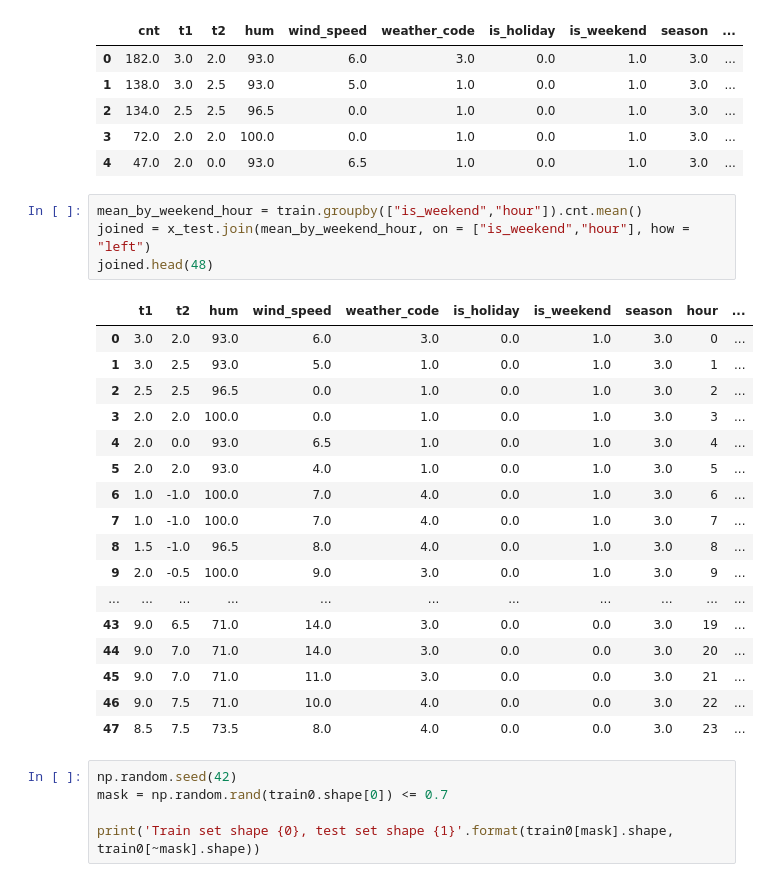
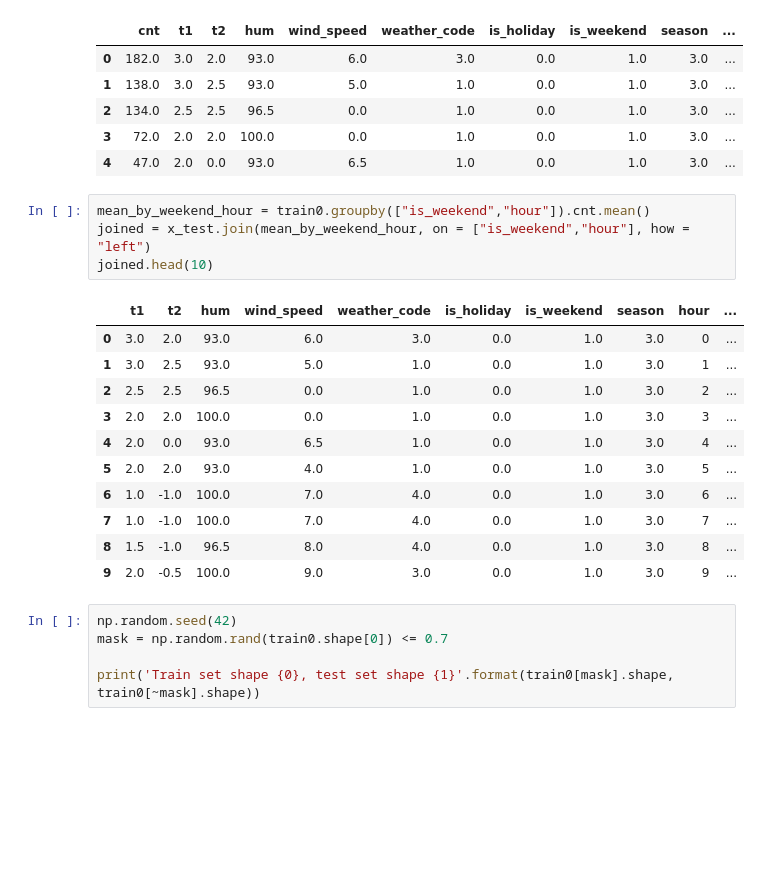
Before and after one commit to masi3734/ML_AI, a Jupyter notebook: Darbas.ipynb, the cells around one changed output. Cells and saved outputs as stored; diff of their text form; blank space fills up the shorter version.

```diff
--- a/Darbas.ipynb
+++ b/Darbas.ipynb
@@ -217,27 +187,21 @@ train0.head()
 | 3 | 72.0 | 2.0 | 2.0 | 100.0 | 0.0 | 1.0 | 0.0 | 1.0 | 3.0 | ... |
 | 4 | 47.0 | 2.0 | 0.0 | 93.0 | 6.5 | 1.0 | 0.0 | 1.0 | 3.0 | ... |
 # %%
-mean_by_weekend_hour = train.groupby(["is_weekend","hour"]).cnt.mean()
+mean_by_weekend_hour = train0.groupby(["is_weekend","hour"]).cnt.mean()
 joined = x_test.join(mean_by_weekend_hour, on = ["is_weekend","hour"], how = "left")
-joined.head(48)
+joined.head(10)
 # %% [output]
 |  | t1 | t2 | hum | wind_speed | weather_code | is_holiday | is_weekend | season | hour | ... |
 | 0 | 3.0 | 2.0 | 93.0 | 6.0 | 3.0 | 0.0 | 1.0 | 3.0 | 0 | ... |
 | 1 | 3.0 | 2.5 | 93.0 | 5.0 | 1.0 | 0.0 | 1.0 | 3.0 | 1 | ... |
 | 2 | 2.5 | 2.5 | 96.5 | 0.0 | 1.0 | 0.0 | 1.0 | 3.0 | 2 | ... |
 | 3 | 2.0 | 2.0 | 100.0 | 0.0 | 1.0 | 0.0 | 1.0 | 3.0 | 3 | ... |
 | 4 | 2.0 | 0.0 | 93.0 | 6.5 | 1.0 | 0.0 | 1.0 | 3.0 | 4 | ... |
 | 5 | 2.0 | 2.0 | 93.0 | 4.0 | 1.0 | 0.0 | 1.0 | 3.0 | 5 | ... |
 | 6 | 1.0 | -1.0 | 100.0 | 7.0 | 4.0 | 0.0 | 1.0 | 3.0 | 6 | ... |
 | 7 | 1.0 | -1.0 | 100.0 | 7.0 | 4.0 | 0.0 | 1.0 | 3.0 | 7 | ... |
 | 8 | 1.5 | -1.0 | 96.5 | 8.0 | 4.0 | 0.0 | 1.0 | 3.0 | 8 | ... |
 | 9 | 2.0 | -0.5 | 100.0 | 9.0 | 3.0 | 0.0 | 1.0 | 3.0 | 9 | ... |
-| ... | ... | ... | ... | ... | ... | ... | ... | ... | ... | ... |
-| 43 | 9.0 | 6.5 | 71.0 | 14.0 | 3.0 | 0.0 | 0.0 | 3.0 | 19 | ... |
-| 44 | 9.0 | 7.0 | 71.0 | 14.0 | 3.0 | 0.0 | 0.0 | 3.0 | 20 | ... |
-| 45 | 9.0 | 7.0 | 71.0 | 11.0 | 3.0 | 0.0 | 0.0 | 3.0 | 21 | ... |
-| 46 | 9.0 | 7.5 | 71.0 | 10.0 | 4.0 | 0.0 | 0.0 | 3.0 | 22 | ... |
-| 47 | 8.5 | 7.5 | 73.5 | 8.0 | 4.0 | 0.0 | 0.0 | 3.0 | 23 | ... |
 # %%
 np.random.seed(42)
 mask = np.random.rand(train0.shape[0]) <= 0.7
```
Also changed, not shown: parts of 12 cells of this notebook, 2 other files.
